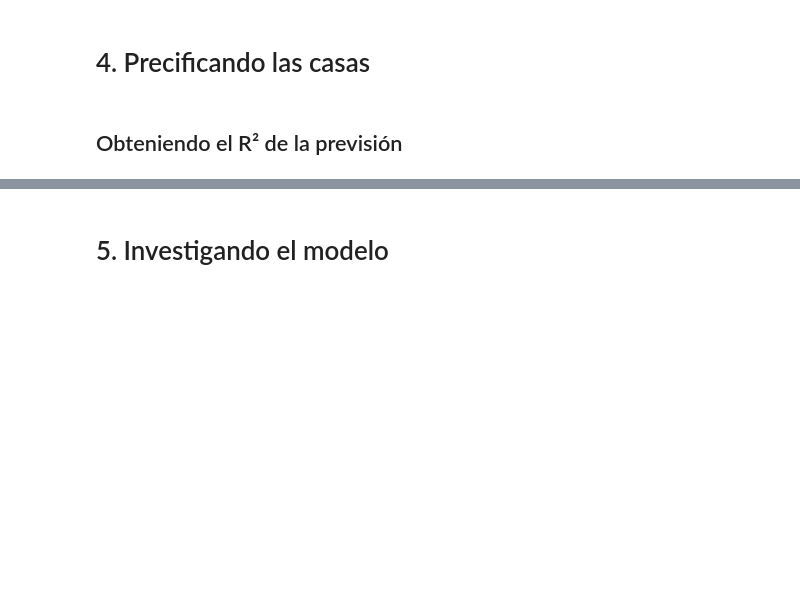
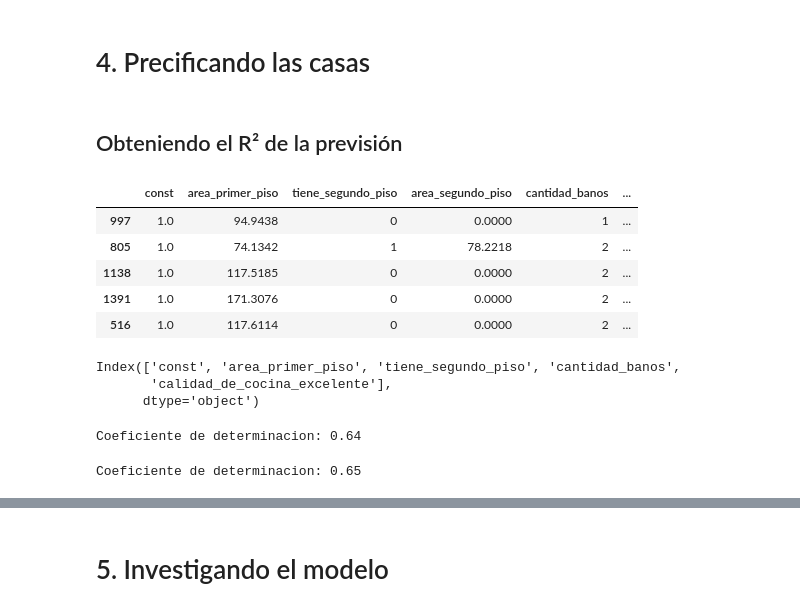
Before and after one commit to JCSR2022/Alura_Data_Science, a Jupyter notebook: Testing_Relationships_with_Linear_Regression/precios_de_inmuebles_regresion_lineal.ipynb, the cells around one changed output, grey strips where cells are left out. Drawn from its saved outputs; the diff is of its cells as text; code cells hidden in the pictures; blank space fills up the shorter version.

```diff
--- a/Testing_Relationships_with_Linear_Regression/precios_de_inmuebles_regresion_lineal.ipynb
+++ b/Testing_Relationships_with_Linear_Regression/precios_de_inmuebles_regresion_lineal.ipynb
@@ -651,2 +652,18 @@ dtype: float64
+# %%
+x_test.head()
+# %% [output]
+|  | const | area_primer_piso | tiene_segundo_piso | area_segundo_piso | cantidad_banos | ... |
+| 997 | 1.0 | 94.9438 | 0 | 0.0000 | 1 | ... |
+| 805 | 1.0 | 74.1342 | 1 | 78.2218 | 2 | ... |
+| 1138 | 1.0 | 117.5185 | 0 | 0.0000 | 2 | ... |
+| 1391 | 1.0 | 171.3076 | 0 | 0.0000 | 2 | ... |
+| 516 | 1.0 | 117.6114 | 0 | 0.0000 | 2 | ... |
+# %%
+#modelo_3.summary()
+modelo_3.params.index
+# %% [output]
+Index(['const', 'area_primer_piso', 'tiene_segundo_piso', 'cantidad_banos',
+       'calidad_de_cocina_excelente'],
+      dtype='object')
 # %%
 # Previsión con el modelo 3
@@ -653,7 +671,13 @@ dtype: float64
 # %%
 # Cuál es el r² de la previsión?
+print(f"Coeficiente de determinacion: {r2_score(y_test, prediccion):.2f}")
+# %% [output]
+Coeficiente de determinacion: 0.64
 # %%
 # Cuál es el R² del entrenamiento?
+print(f"Coeficiente de determinacion: {modelo_3.rsquared:.2f}")
+# %% [output]
+Coeficiente de determinacion: 0.65
 # %% [markdown]
 ## Precificando una casa
 
```
Also changed, not shown: parts of 40 cells of this notebook.
